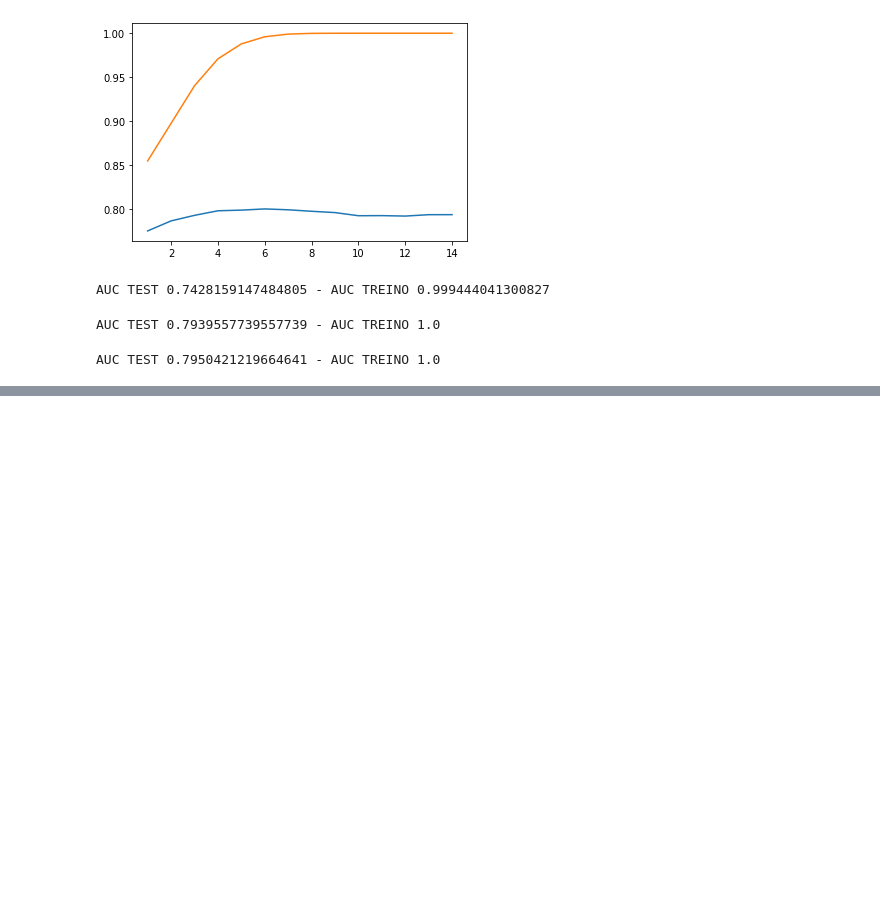
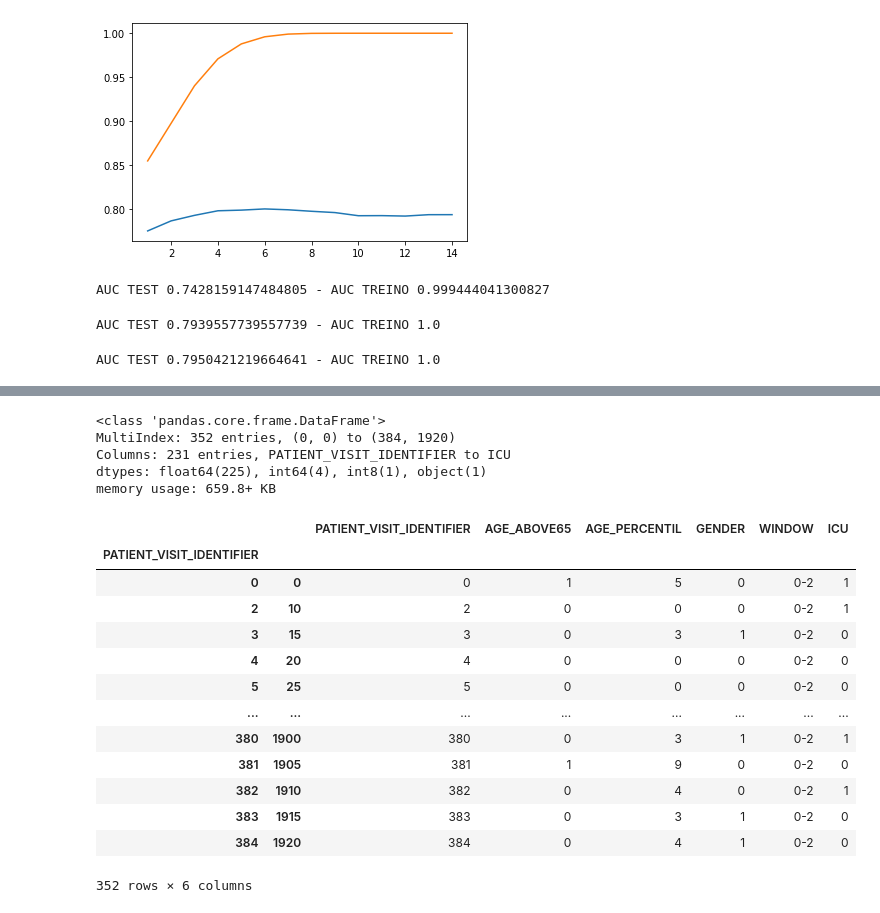
Before and after one commit to GuilhermeRuy97/BootcampDataScience, a Jupyter notebook: machine_learning_pt2.ipynb, the cells around one changed output, grey strips where cells are left out. Cells and saved outputs as stored; diff of their text form; code cells hidden in the pictures; blank space fills up the shorter version.

```diff
--- a/machine_learning_pt2.ipynb
+++ b/machine_learning_pt2.ipynb
@@ -447,0 +469,30 @@ AUC TEST 0.7950421219664641 - AUC TREINO 1.0
+# %%
+#Precisamos tirar as colunas que não fazem sentidor ter correlação,
+#como o identificador de paciente
+
+dados_limpos.info()
+# %% [output]
+<class 'pandas.core.frame.DataFrame'>
+MultiIndex: 352 entries, (0, 0) to (384, 1920)
+Columns: 231 entries, PATIENT_VISIT_IDENTIFIER to ICU
+dtypes: float64(225), int64(4), int8(1), object(1)
+memory usage: 659.8+ KB
+# %%
+#Exclua com exceção do float 64
+
+dados_limpos.select_dtypes(exclude = 'float64')
+# %% [output]
+|  |  | PATIENT_VISIT_IDENTIFIER | AGE_ABOVE65 | AGE_PERCENTIL | GENDER | WINDOW | ICU |
+| PATIENT_VISIT_IDENTIFIER |  |  |  |  |  |  |  |
+| 0 | 0 | 0 | 1 | 5 | 0 | 0-2 | 1 |
+| 2 | 10 | 2 | 0 | 0 | 0 | 0-2 | 1 |
+| 3 | 15 | 3 | 0 | 3 | 1 | 0-2 | 0 |
+| 4 | 20 | 4 | 0 | 0 | 0 | 0-2 | 0 |
+| 5 | 25 | 5 | 0 | 0 | 0 | 0-2 | 0 |
+| ... | ... | ... | ... | ... | ... | ... | ... |
+| 380 | 1900 | 380 | 0 | 3 | 1 | 0-2 | 1 |
+| 381 | 1905 | 381 | 1 | 9 | 0 | 0-2 | 0 |
+| 382 | 1910 | 382 | 0 | 4 | 0 | 0-2 | 1 |
+| 383 | 1915 | 383 | 0 | 3 | 1 | 0-2 | 0 |
+| 384 | 1920 | 384 | 0 | 4 | 1 | 0-2 | 0 |
+352 rows × 6 columns
```
Also changed, not shown: parts of 15 cells of this notebook.
